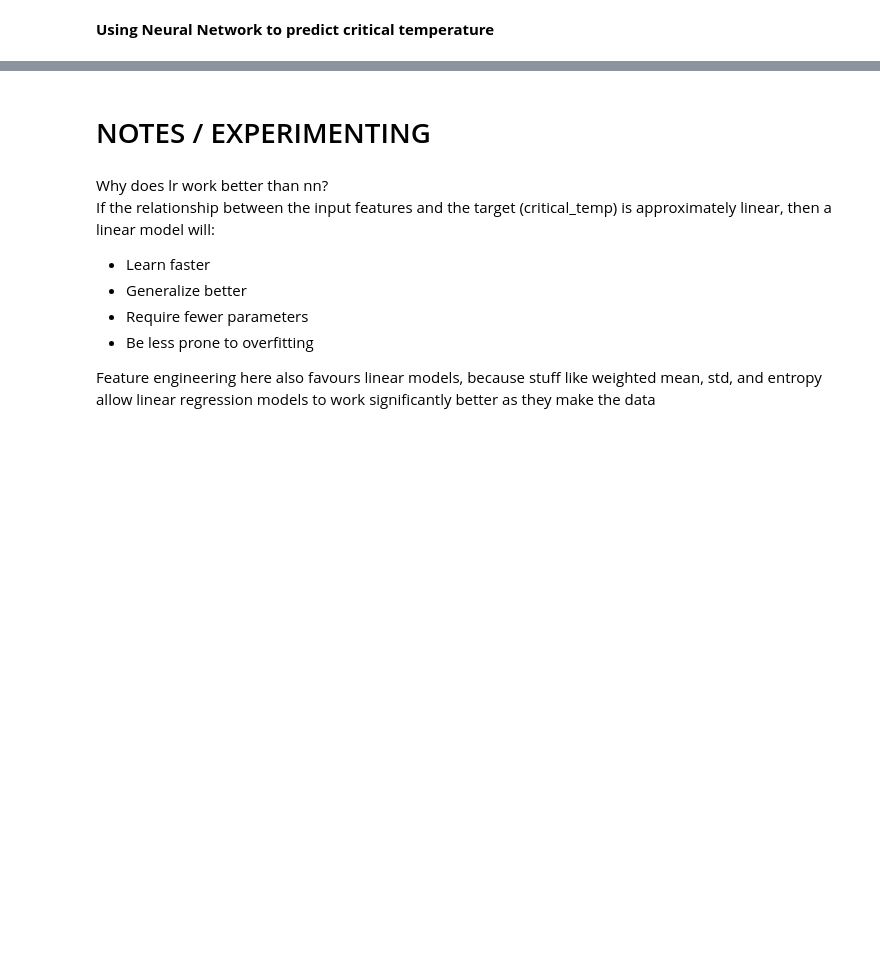
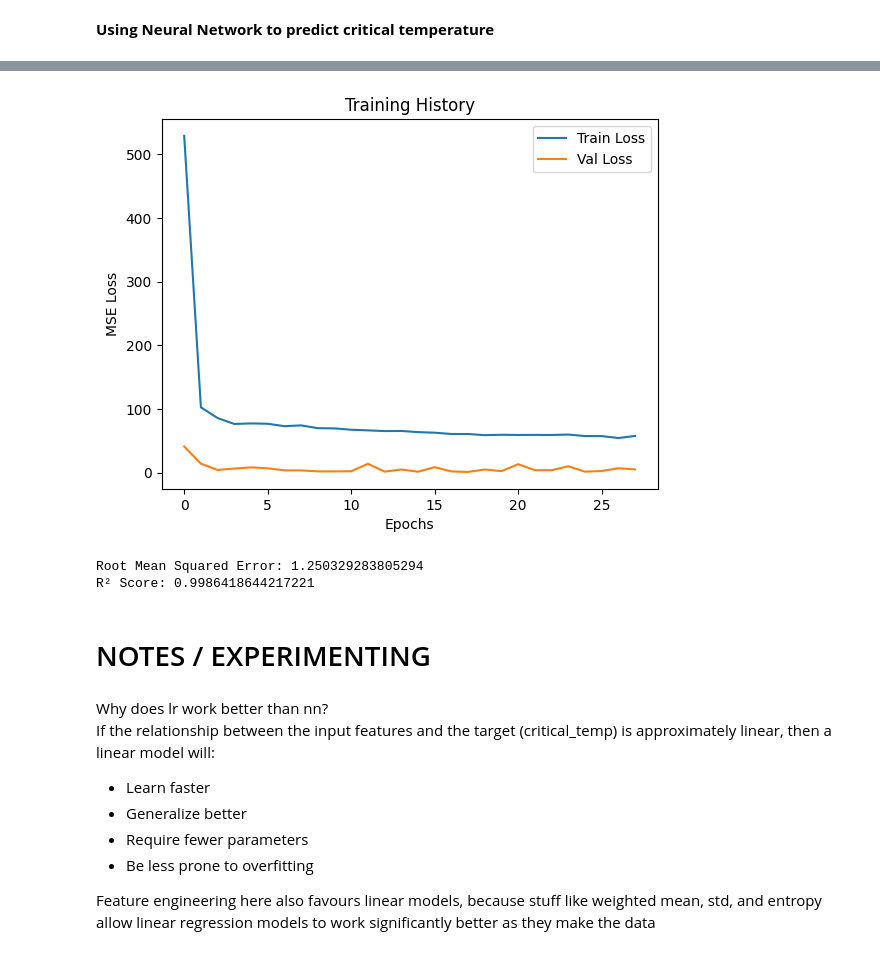
Before and after one commit to mikko098/superconductivity, a Jupyter notebook: dataprocessing.ipynb, the cells around one changed output, grey strips where cells are left out. Saved outputs shown, nothing was run; the diff lists cells and outputs as text; code cells hidden in the pictures; blank space fills up the shorter version.

```diff
--- a/dataprocessing.ipynb
+++ b/dataprocessing.ipynb
@@ -350,0 +320,33 @@ output
+# %%
+train_loader = DataLoader(train_dataset, batch_size=32, shuffle=True)
+val_loader = DataLoader(val_dataset, batch_size=32)
+# %%
+# Define the model
+class RegressionNN(nn.Module):
+    def __init__(self, input_dim):
+        super(RegressionNN, self).__init__()
+        self.net = nn.Sequential(
+            nn.Linear(input_dim, 64),
+            nn.ReLU(),
+            nn.Dropout(0.3),
+            nn.Linear(64, 64),
+            nn.ReLU(),
+            nn.Dropout(0.3),
+            nn.Linear(64, 32),
+            nn.ReLU(),
+            nn.Dropout(0.2),
+            nn.Linear(32, 1)
+        )
+
+    def forward(self, x):
+        return self.net(x)
+# %%
+model = RegressionNN(X_train_scaled.shape[1])
+criterion = nn.MSELoss()
+optimizer = optim.Adam(model.parameters(), lr=0.001)
+# %%
+# Early stopping parameters
+patience = 10
+best_val_loss = np.inf
+early_stop_counter = 0
+train_losses, val_losses = [], []
@@ -350,0 +407,14 @@ output
+# %%
+# Load best model
+model.load_state_dict(torch.load('best_model.pt'))
+
+# Plot training history
+plt.plot(train_losses, label='Train Loss')
+plt.plot(val_losses, label='Val Loss')
+plt.xlabel('Epochs')
+plt.ylabel('MSE Loss')
+plt.title('Training History')
+plt.legend()
+plt.show()
+# %% [output]
+[figure, added]
@@ -351,3 +430,11 @@ output
+# %%
+rmse = root_mean_squared_error(output['critical_temp'], output['predicted'])
+r2 = r2_score(output['critical_temp'], output['predicted'])
+print("Root Mean Squared Error:", rmse)
+print("R² Score:", r2)
+# %% [output]
+Root Mean Squared Error: 1.250329283805294
+R² Score: 0.9986418644217221
 # %% [markdown]
 # NOTES / EXPERIMENTING
 # %% [markdown]
```
Also changed, not shown: parts of 42 cells of this notebook.
